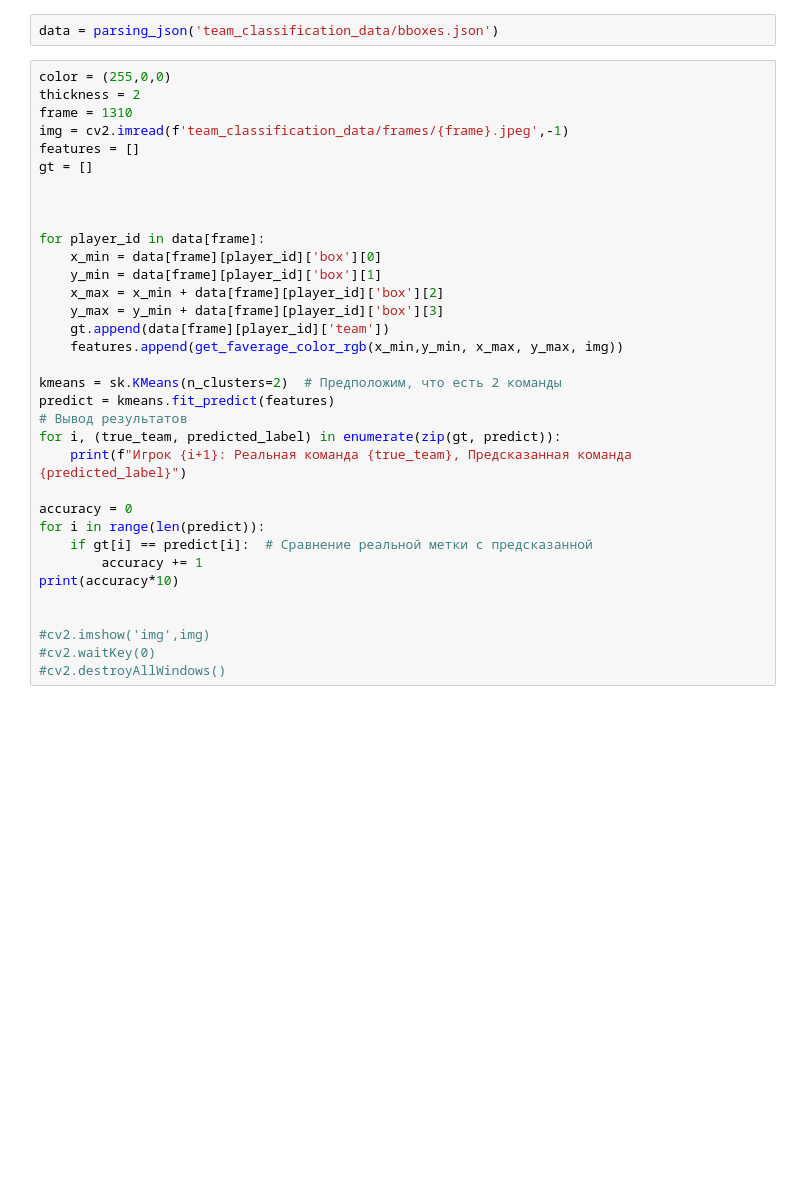
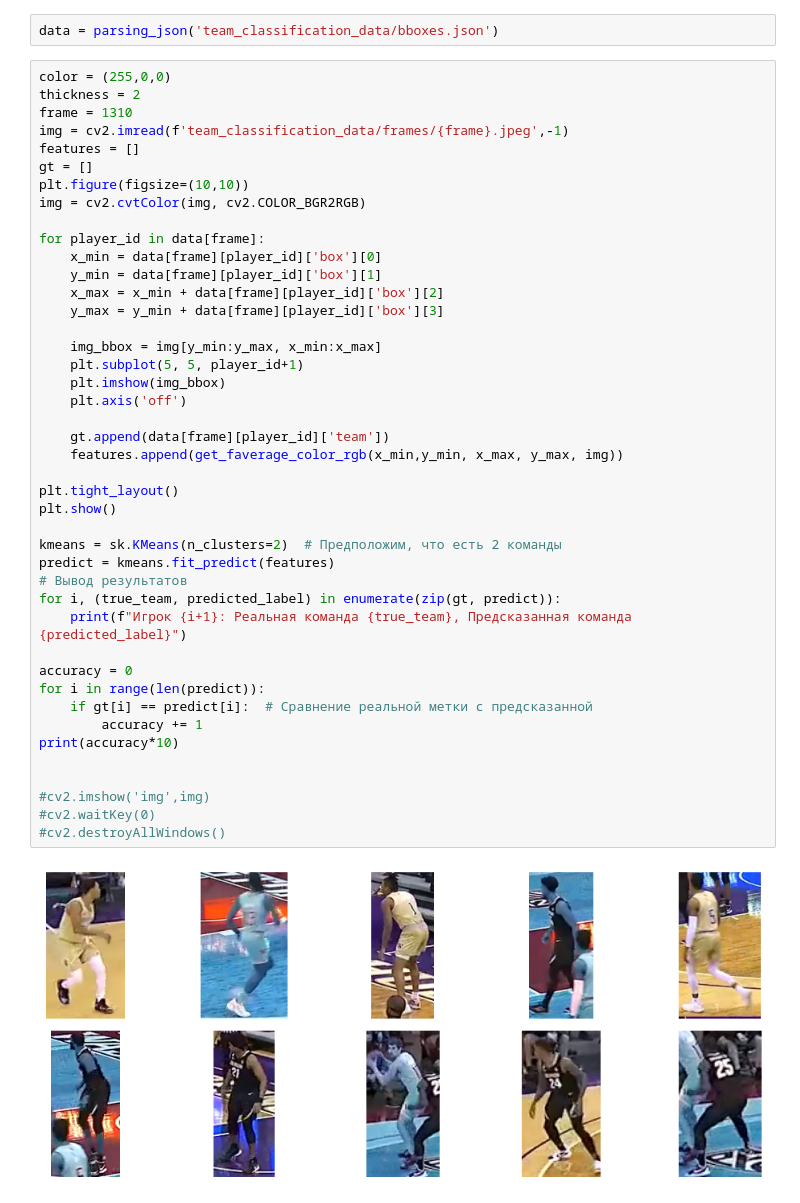
Before and after one commit to kharit74/OtusCV, a Jupyter notebook: Lesson 7/Homework/hmw_l7.ipynb, the cells around one changed output. Cells and saved outputs as stored; diff of their text form; blank space fills up the shorter version.

```diff
--- a/Lesson 7/Homework/hmw_l7.ipynb
+++ b/Lesson 7/Homework/hmw_l7.ipynb
@@ -136,35 +136,45 @@ thickness = 2
 frame = 1310
 img = cv2.imread(f'team_classification_data/frames/{frame}.jpeg',-1)
 features = []
 gt = []
-
-
+plt.figure(figsize=(10,10))
+img = cv2.cvtColor(img, cv2.COLOR_BGR2RGB)
 
 for player_id in data[frame]:
     x_min = data[frame][player_id]['box'][0]
     y_min = data[frame][player_id]['box'][1]
     x_max = x_min + data[frame][player_id]['box'][2]
     y_max = y_min + data[frame][player_id]['box'][3]
+
+    img_bbox = img[y_min:y_max, x_min:x_max]
+    plt.subplot(5, 5, player_id+1)
+    plt.imshow(img_bbox)
+    plt.axis('off')
+
     gt.append(data[frame][player_id]['team'])
     features.append(get_faverage_color_rgb(x_min,y_min, x_max, y_max, img))
+
+plt.tight_layout()
+plt.show()
 
 kmeans = sk.KMeans(n_clusters=2)  # Предположим, что есть 2 команды
 predict = kmeans.fit_predict(features)
 # Вывод результатов
 for i, (true_team, predicted_label) in enumerate(zip(gt, predict)):
     print(f"Игрок {i+1}: Реальная команда {true_team}, Предсказанная команда {predicted_label}")
 
 accuracy = 0
 for i in range(len(predict)):
     if gt[i] == predict[i]:  # Сравнение реальной метки с предсказанной
         accuracy += 1
 print(accuracy*10)
 
 
 #cv2.imshow('img',img)
 #cv2.waitKey(0)
 #cv2.destroyAllWindows()
 # %% [output]
+[figure, added]
 Игрок 1: Реальная команда 0, Предсказанная команда 1
 Игрок 2: Реальная команда 0, Предсказанная команда 1
 Игрок 3: Реальная команда 0, Предсказанная команда 0
```
